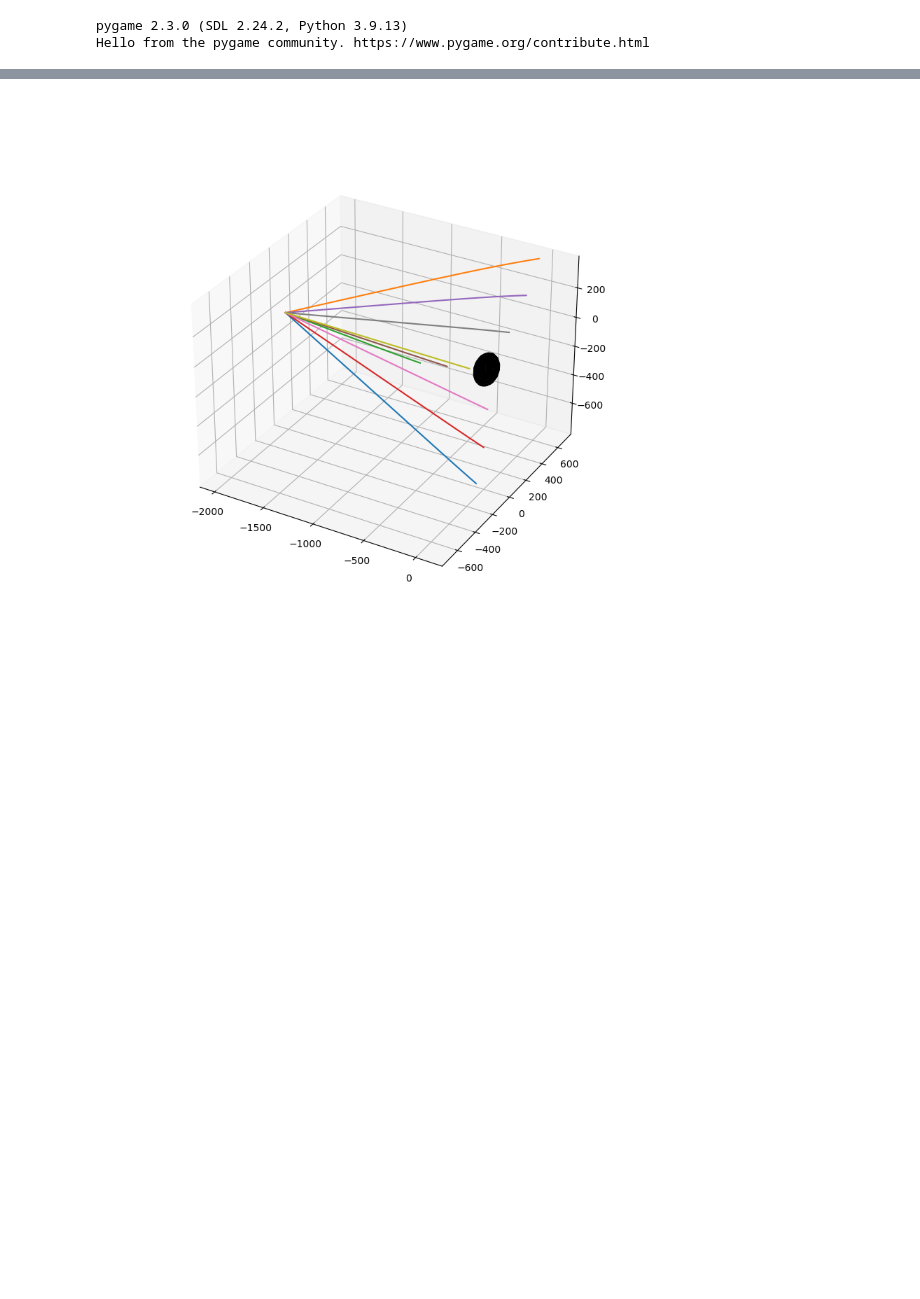
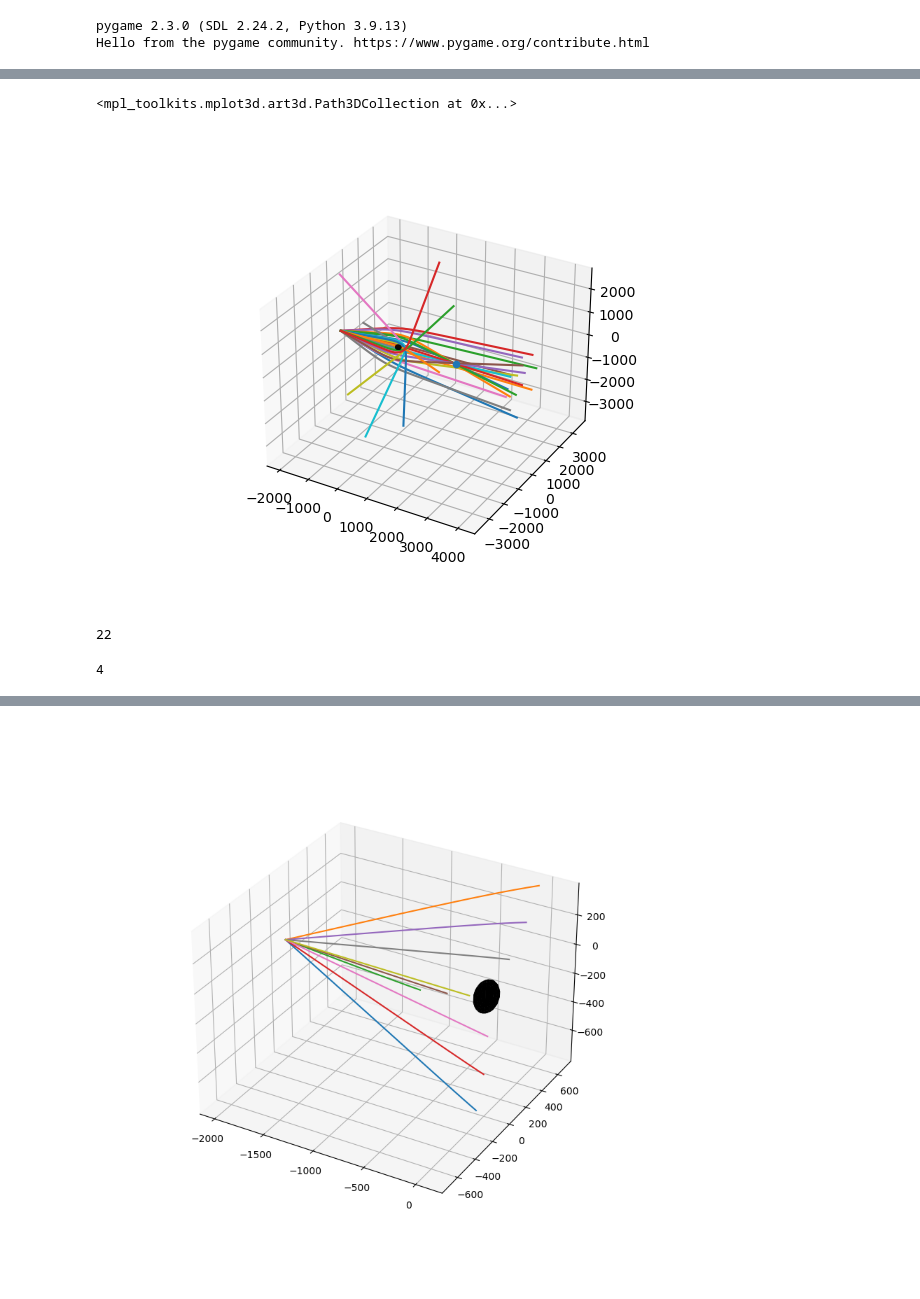
Before and after one commit to nasa-T/GR, a Jupyter notebook: light_in_blackhole.ipynb, the cells around one changed output, grey strips where cells are left out. Cells and saved outputs as stored; diff of their text form; code cells hidden in the pictures; blank space fills up the shorter version.

```diff
--- a/light_in_blackhole.ipynb
+++ b/light_in_blackhole.ipynb
@@ -69,0 +73,9 @@ sim.draw(threeD=True)
+# %%
+# f = Flashlight(-2000,0,0,1,0,0,0, flat=False)
+g2 = SchwarzschildGravitizerSpherical(0,0,0,100)
+# g2 = SchwarzschildGravitizer3D(0,0,0,100)
+f = Flashlight(-2000,0,0,8,45,0,90, flat=False)
+f2 = Flashlight(-2000,0,0,8,30,0,90, flat=False)
+f3 = Flashlight(-2000,0,0,8,15,0,90, flat=False)
+# g2 = FlatSpace(0,0,0,0)
+sim = Simulator([f,f2,f3],g2)
@@ -69,0 +86,8 @@ sim.draw(threeD=True)
+# %%
+%matplotlib widget
+fig, ax = plt.subplots(subplot_kw={'projection':'3d'})
+sim.draw(threeD=True, ax=ax)
+ax.scatter(1950, 0, 0)
+# %% [output]
+<mpl_toolkits.mplot3d.art3d.Path3DCollection at 0x...>
+[figure, added]
@@ -69,0 +110,12 @@ sim.draw(threeD=True)
+# %%
+ph_at_foc[0][1] # step of intersection
+# %% [output]
+22
+# %%
+flat_phs = []
+for ph, i in ph_at_foc:
+    if abs(ph.vz) < 1e-5:
+        flat_phs.append(ph)
+len(flat_phs)
+# %% [output]
+4
```
Also changed, not shown: parts of 68 cells of this notebook, 4 other files.
